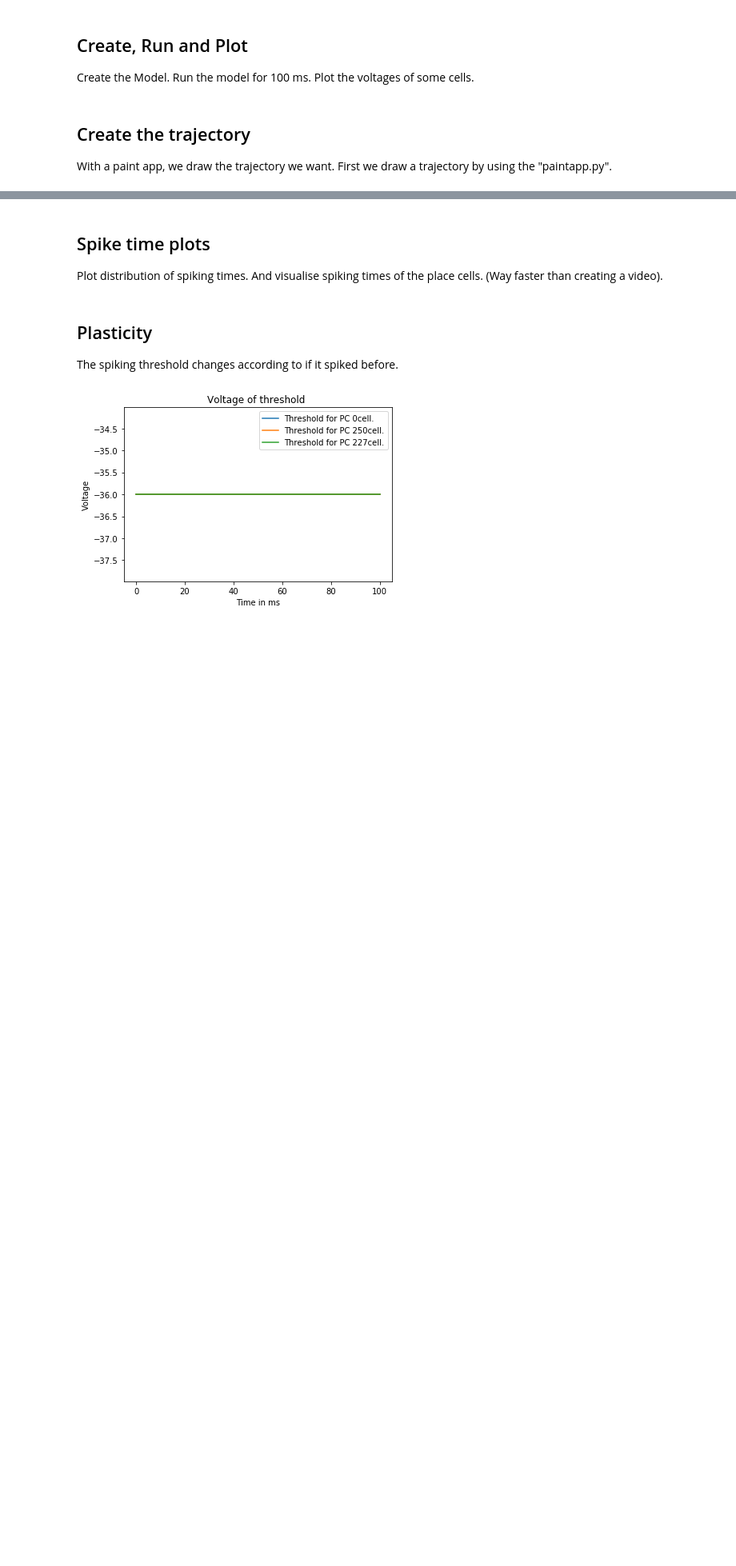
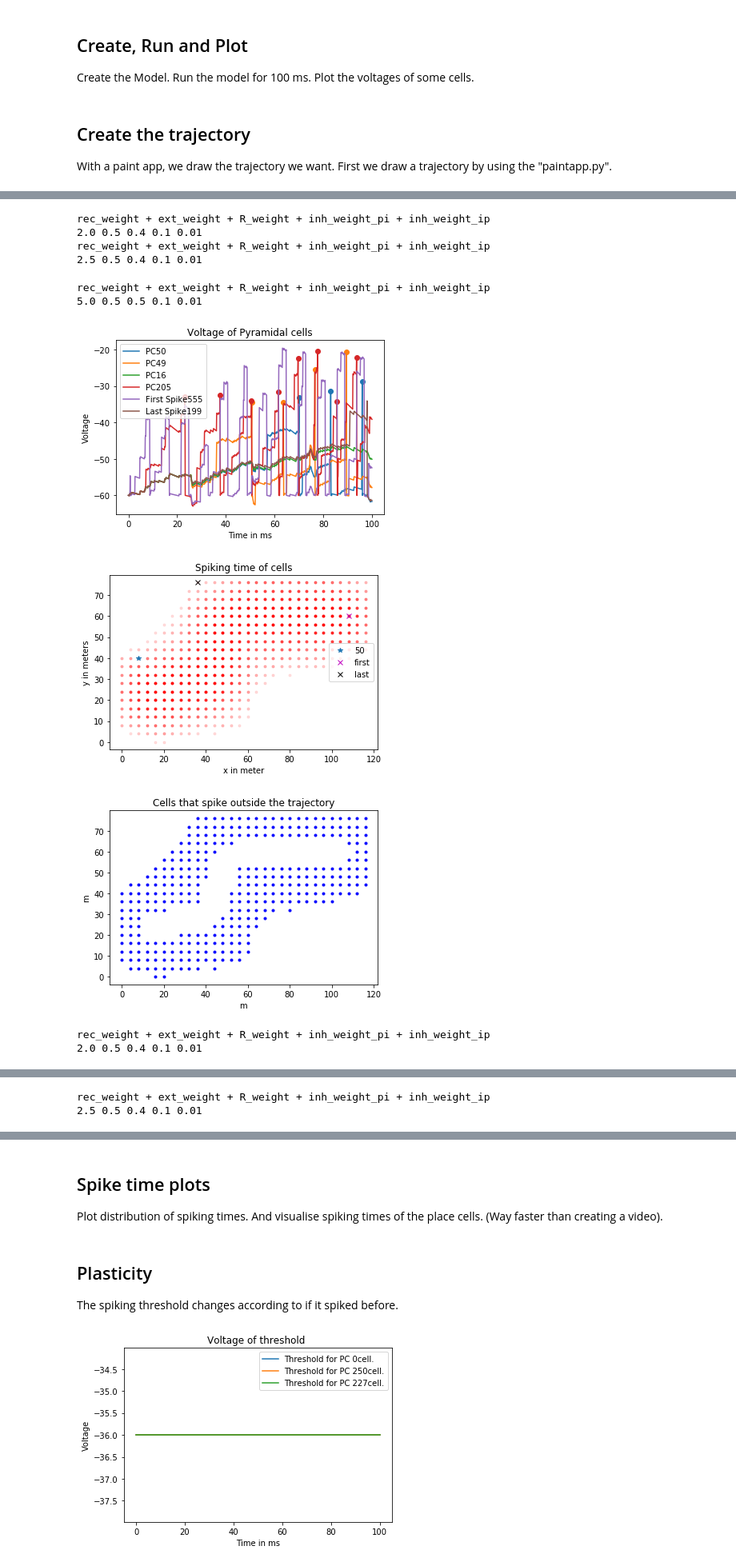
Before and after one commit to Victoriad1996/SemesterProject, a Jupyter notebook: SimpleFairhall/first_project_oop_plots.ipynb, the cells around one changed output, grey strips where cells are left out. Shown at 80% size. Cells and saved outputs as stored; diff of their text form; code cells hidden in the pictures; blank space fills up the shorter version.

```diff
--- a/SimpleFairhall/first_project_oop_plots.ipynb
+++ b/SimpleFairhall/first_project_oop_plots.ipynb
@@ -91,3 +90,0 @@ list_params.append(functions.add_params(params, rec_weight=3.5, ext_weight=0.5,
-# %%
-p = list_params[0]
-fm1 = plot_run(p)
@@ -100,6 +90,0 @@ fm1 = plot_run(p)
-# %%
-for p in list_params:
-    print(p['ext_weight'])
-    fm1 = plot_run(p)
-    print('ext_weight ',fm1.p["ext_weight"])
-    print('inh_weight_pi ', fm1.p['inh_weight_pi'])
@@ -128,0 +91,34 @@ inh_weight_pi  0.03
+# %%
+list_params = [params]
+for i in range(2):
+    rec_weight = 2. + i*0.5
+    for j in range(1):
+        ext_weight = 0.5 + j*0.1
+        R_weight = 0.4
+        inh_weight_pi = 0.1
+
+        new_param = functions.add_params(params, rec_weight=rec_weight, ext_weight=ext_weight,
+                                R_weight=R_weight, inh_weight_pi=inh_weight_pi)
+        list_params.append(new_param)
+# %% [output]
+rec_weight + ext_weight + R_weight + inh_weight_pi + inh_weight_ip
+2.0 0.5 0.4 0.1 0.01
+rec_weight + ext_weight + R_weight + inh_weight_pi + inh_weight_ip
+2.5 0.5 0.4 0.1 0.01
+# %%
+other_list = []
+for p in list_params:
+    print('rec_weight + ext_weight + R_weight + inh_weight_pi + inh_weight_ip')
+    print(p['rec_weight'], p['ext_weight'], p['R_weight'], p['inh_weight_pi'], p['inh_weight_ip'])
+    fm1, element = plot_run(p)
+    other_list.append(element)
+
+parameter_tuning.parameter_tuning(other_list)
+# %% [output]
+rec_weight + ext_weight + R_weight + inh_weight_pi + inh_weight_ip
+5.0 0.5 0.5 0.1 0.01
+[figure, added]
+[figure, added]
+[figure, added]
+rec_weight + ext_weight + R_weight + inh_weight_pi + inh_weight_ip
+2.0 0.5 0.4 0.1 0.01
@@ -128,0 +128,2 @@ inh_weight_pi  0.03
+rec_weight + ext_weight + R_weight + inh_weight_pi + inh_weight_ip
+2.5 0.5 0.4 0.1 0.01
```
Also changed, not shown: parts of 11 cells of this notebook, 3 other files.
